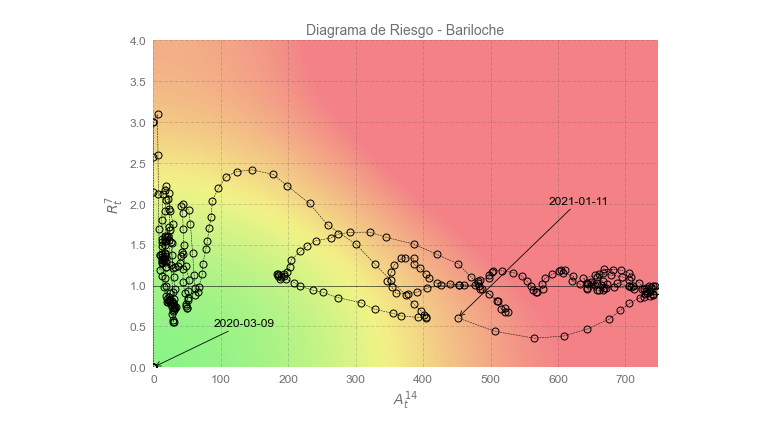
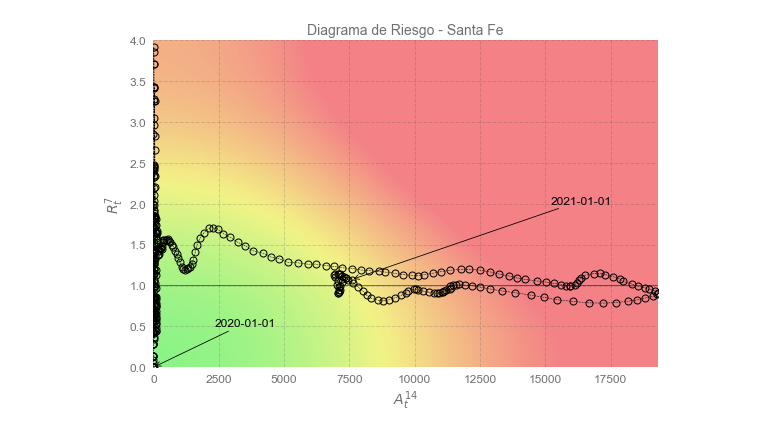
Before and after one commit to denisecammarota/tesis-ib, a Jupyter notebook: DiagramasdeRiesgo_GraficosTesis/GraficosTesis_Esteticos.ipynb, the cells around one changed output. Saved outputs shown, nothing was run; the diff lists cells and outputs as text; code cells hidden in the pictures.

```diff
--- a/DiagramasdeRiesgo_GraficosTesis/GraficosTesis_Esteticos.ipynb
+++ b/DiagramasdeRiesgo_GraficosTesis/GraficosTesis_Esteticos.ipynb
@@ -176,6 +178,7 @@ def make_diagram(file):
     fecha_sintomas = df.fecha_inicio_sintomas.to_numpy() #numpy array of fecha_inicio_sintomas
     fecha_apertura = df.fecha_apertura.to_numpy() #numpy array of fecha_apertura
     fecha_sintomas = fecha_sintomas.astype(int)
+    fecha_sintomas = fecha_sintomas[fecha_sintomas <= max(fecha_sintomas) - 10]
     pop = 163743
     a = np.zeros(6) + 1
     p_seven,a_14_days = risk_diagram(fecha_sintomas,pop,a,rep_fun=repratio_t_conv,graph=False,ret=True)
@@ -194,7 +197,7 @@ def make_diagram(file):
                 arrowprops=dict(arrowstyle="->",
                 connectionstyle="arc3", linewidth=0.8,color='black'),color='black',fontsize=12
                 )
-    ax1.annotate(ultima_actualizacion_apertura.date(),
+    ax1.annotate(ultima_actualizacion_apertura.date()-datetime.timedelta(days=10),
                 xy=(a_14_days[len(a_14_days) - 1], p_seven[len(p_seven) - 1]), xycoords='data',
                 xytext=(len(x) - abs(len(x) /4), 2.0), textcoords='data',
                 arrowprops=dict(arrowstyle="->",
@@ -221,9 +224,10 @@ def make_diagram(file):
     ax1.set_aspect('auto')
     fig1.tight_layout()
     plt.title('Diagrama de Riesgo - '+file[6:-4],fontsize=14)
-    plt.show()
+    plt.savefig('riesgo_santafe.pdf',bbox_inches='tight')
+    #plt.show()
 # %%
-file = "casos_Bariloche.txt"
+file = 'casos_Santa Fe.txt'
 make_diagram(file)
 # %% [output]
-[figure, old version]
+[figure, new version]
```
Also changed, not shown: parts of 3 cells of this notebook.
